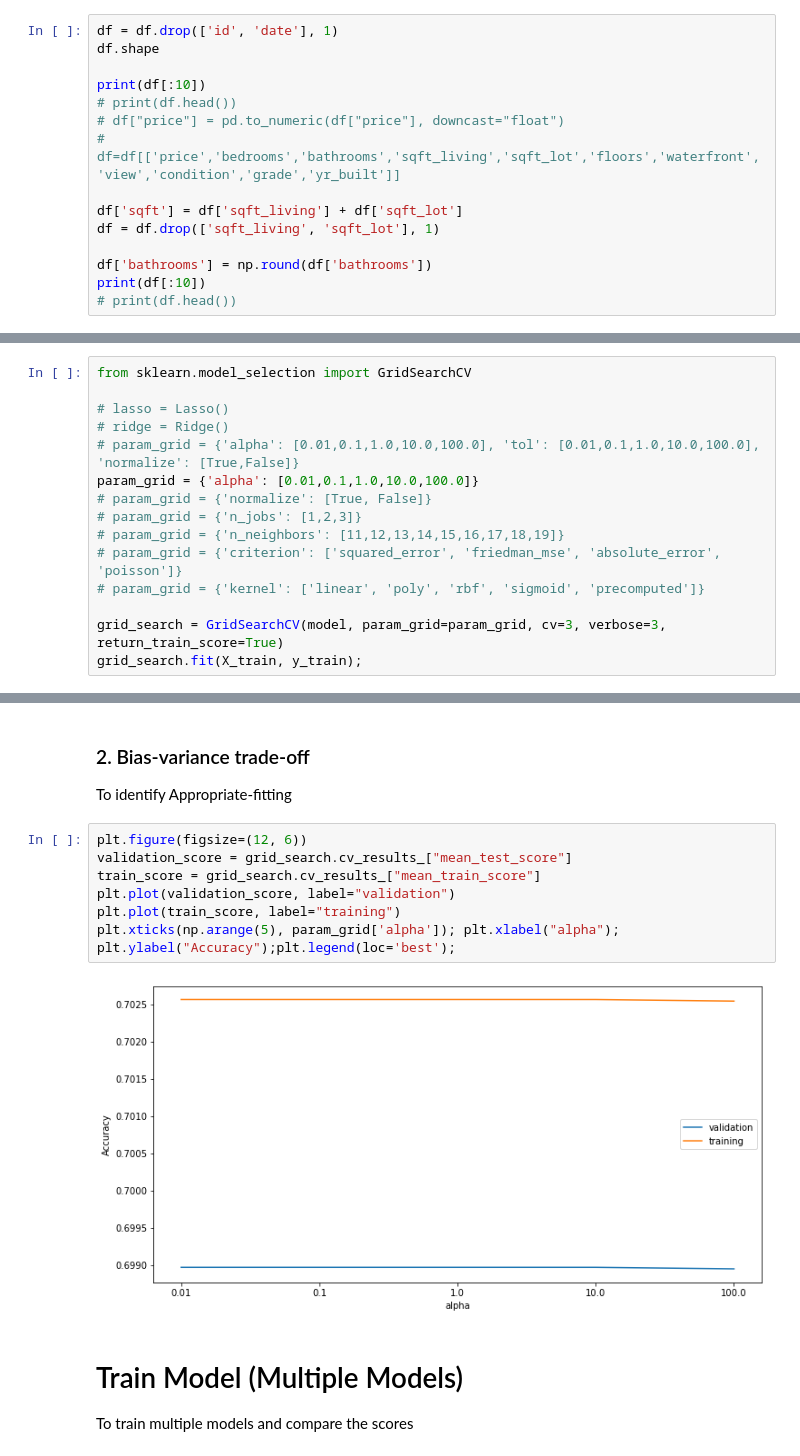
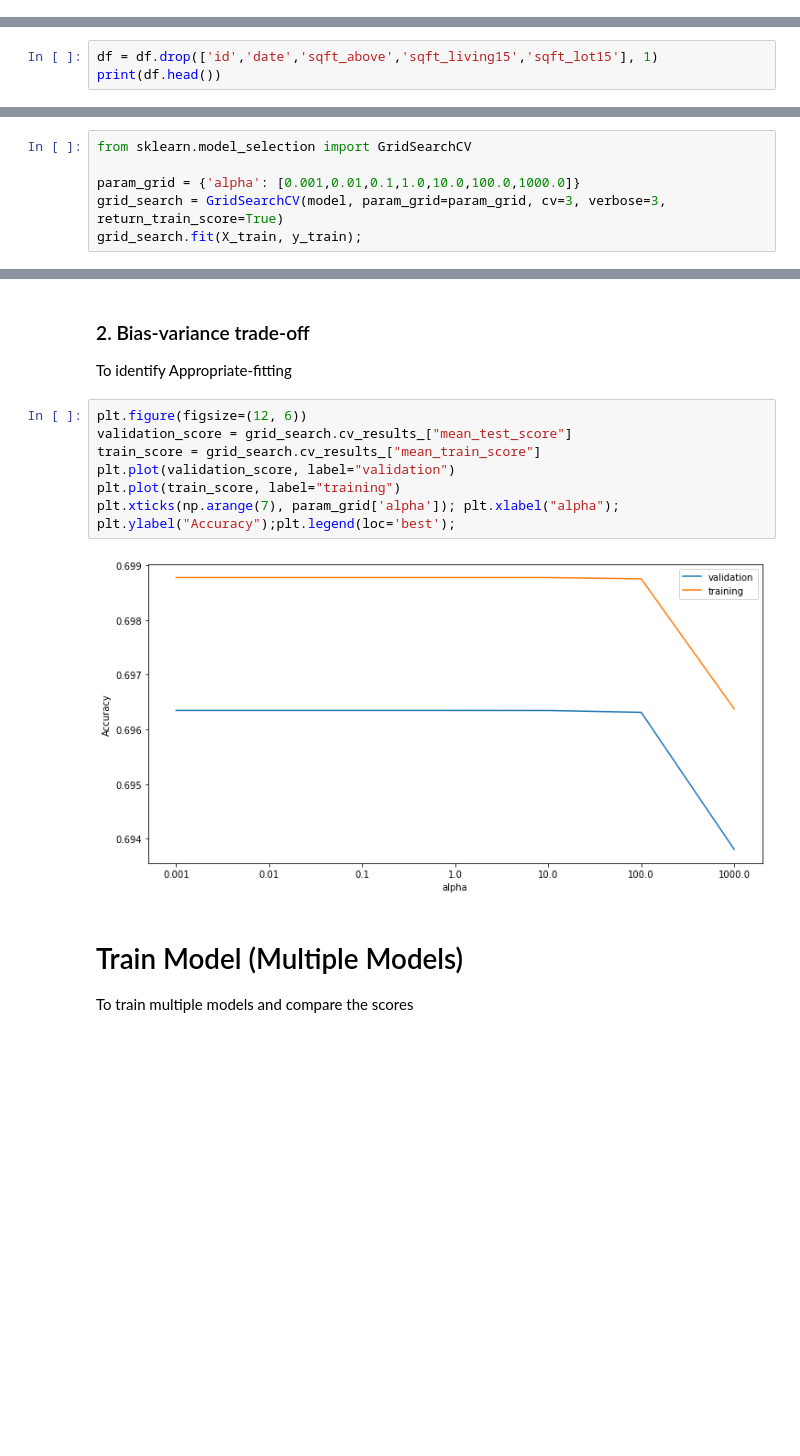
Before and after one commit to kelv-yap/sp_dsai_machine_learning, a Jupyter notebook: regression/regression.ipynb, the cells around one changed output, grey strips where cells are left out. Saved outputs shown, nothing was run; the diff lists cells and outputs as text; blank space fills up the shorter version.

```diff
--- a/regression/regression.ipynb
+++ b/regression/regression.ipynb
@@ -120,15 +115,0 @@ To remove features that doesn't bring impact or less important to the classifica
-# %%
-df = df.drop(['id', 'date'], 1)
-df.shape
-
-print(df[:10])
-# print(df.head())
-# df["price"] = pd.to_numeric(df["price"], downcast="float")
-# df=df[['price','bedrooms','bathrooms','sqft_living','sqft_lot','floors','waterfront','view','condition','grade','yr_built']]
-
-df['sqft'] = df['sqft_living'] + df['sqft_lot']
-df = df.drop(['sqft_living', 'sqft_lot'], 1)
-
-df['bathrooms'] = np.round(df['bathrooms'])
-print(df[:10])
-# print(df.head())
@@ -203,0 +116,3 @@ To normalise Age into 4 categories
+# %%
+df = df.drop(['id','date','sqft_above','sqft_living15','sqft_lot15'], 1)
+print(df.head())
@@ -304,16 +232,7 @@ To use GridSearchCV which includes Cross Validation to identify best paramter an
 # %%
 from sklearn.model_selection import GridSearchCV
 
-# lasso = Lasso()
-# ridge = Ridge()
-# param_grid = {'alpha': [0.01,0.1,1.0,10.0,100.0], 'tol': [0.01,0.1,1.0,10.0,100.0], 'normalize': [True,False]}
-param_grid = {'alpha': [0.01,0.1,1.0,10.0,100.0]}
-# param_grid = {'normalize': [True, False]}
-# param_grid = {'n_jobs': [1,2,3]}
-# param_grid = {'n_neighbors': [11,12,13,14,15,16,17,18,19]}
-# param_grid = {'criterion': ['squared_error', 'friedman_mse', 'absolute_error', 'poisson']}
-# param_grid = {'kernel': ['linear', 'poly', 'rbf', 'sigmoid', 'precomputed']}
-
+param_grid = {'alpha': [0.001,0.01,0.1,1.0,10.0,100.0,1000.0]}
 grid_search = GridSearchCV(model, param_grid=param_grid, cv=3, verbose=3, return_train_score=True)
 grid_search.fit(X_train, y_train);
 # %% [output]
@@ -364,12 +285,12 @@ To identify Appropriate-fitting
 # %%
 plt.figure(figsize=(12, 6))
 validation_score = grid_search.cv_results_["mean_test_score"]
 train_score = grid_search.cv_results_["mean_train_score"]
 plt.plot(validation_score, label="validation")
 plt.plot(train_score, label="training")
-plt.xticks(np.arange(5), param_grid['alpha']); plt.xlabel("alpha"); plt.ylabel("Accuracy");plt.legend(loc='best');
+plt.xticks(np.arange(7), param_grid['alpha']); plt.xlabel("alpha"); plt.ylabel("Accuracy");plt.legend(loc='best');
 # %% [output]
-[figure, old version]
+[figure, new version]
 # %% [markdown]
 Train Model (Multiple Models)
 =========================
```
Also changed, not shown: parts of 35 cells of this notebook, 1 other file.
